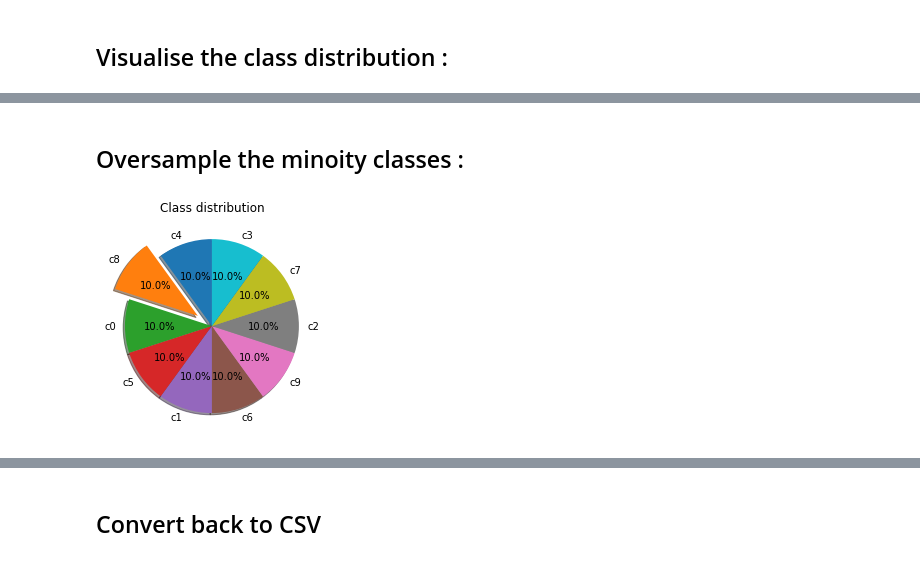
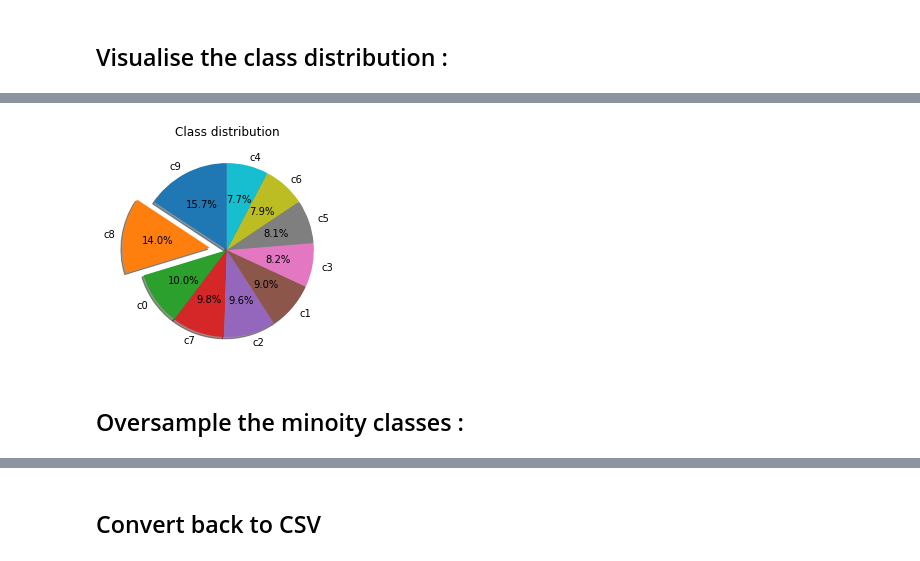
Before and after one commit to Mainakdeb/eyes-on-the-road, a Jupyter notebook: pre-process-data.ipynb, the cells around one changed output, grey strips where cells are left out. Saved outputs shown, nothing was run; the diff lists cells and outputs as text; code cells hidden in the pictures.

```diff
--- a/pre-process-data.ipynb
+++ b/pre-process-data.ipynb
@@ -74,3 +75,7 @@ plot_dict_pie(dt)
+# %%
+plot_dict_pie(df_val)
+# %% [output]
+[figure, added]
 # %% [markdown]
 ## Oversample the minoity classes :
 # %%
@@ -85,8 +90,3 @@ def balance_df(df, cls):
     return(df3)
 
 df2 = balance_df(df, 'classname')
-# %%
-balanced_dt = dict(df2["classname"].value_counts())
-plot_dict_pie(balanced_dt)
-# %% [output]
-[figure, removed]
```
Also changed, not shown: parts of 9 cells of this notebook.
